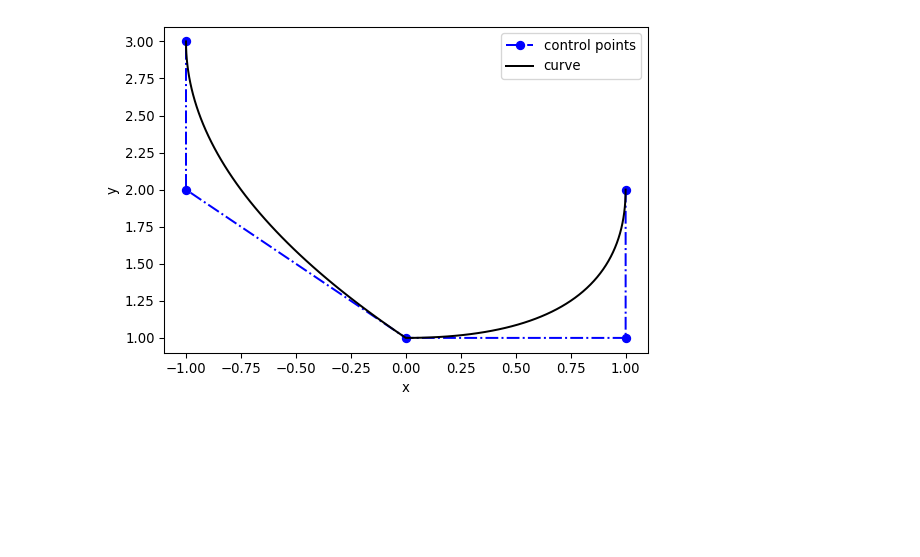
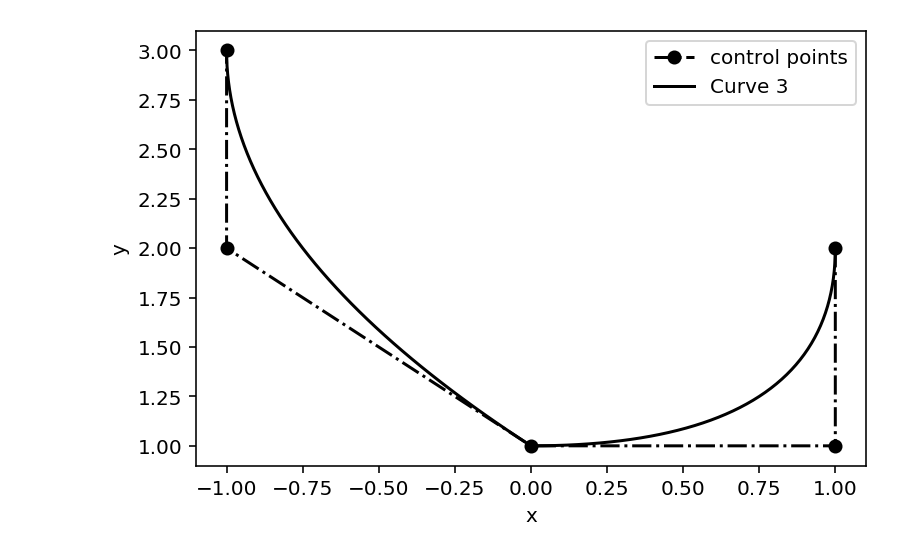
Before and after one commit to D-SLAVIN/IIB-F-JL-3, a Jupyter notebook: ReportSpecific/CurveCombination.ipynb, the cells around one changed output. Saved outputs shown, nothing was run; the diff lists cells and outputs as text; code cells hidden in the pictures; blank space fills up the shorter version.

```diff
--- a/ReportSpecific/CurveCombination.ipynb
+++ b/ReportSpecific/CurveCombination.ipynb
@@ -22,10 +26,13 @@ mcrv.render()
 # %%
 crv3 = NURBS.Curve()
 crv3.degree = 2
 crv3.ctrlptsw = [[1, 2, 0, 1], [1, 1, 0, 1], [0, 1, 0, 1], [-1, 2, 0, 1], [-1, 3, 0, 1]]
 crv3.knotvector = [0, 0, 0, 0.5, 0.5, 1, 1, 1]
 
-crv3.vis = VisMPL.VisCurve2D(figure_size=[6.5,4.5], axes_equal=False)
-crv3.render()
+crv3.name = 'Curve 3'
+
+
+crv3.vis = VisMPL.VisCurve2D(figure_size=[6,4], axes_equal=False, figure_dpi=144)
+crv3.render(evalcolor= (0, 0, 0), cpcolor= (0, 0, 0), filename="combinedcurves.pdf", plot=True )
 # %% [output]
-[figure, old version]
+[figure, new version]
```
Also changed, not shown: parts of 1 cell of this notebook, 44 other files.
